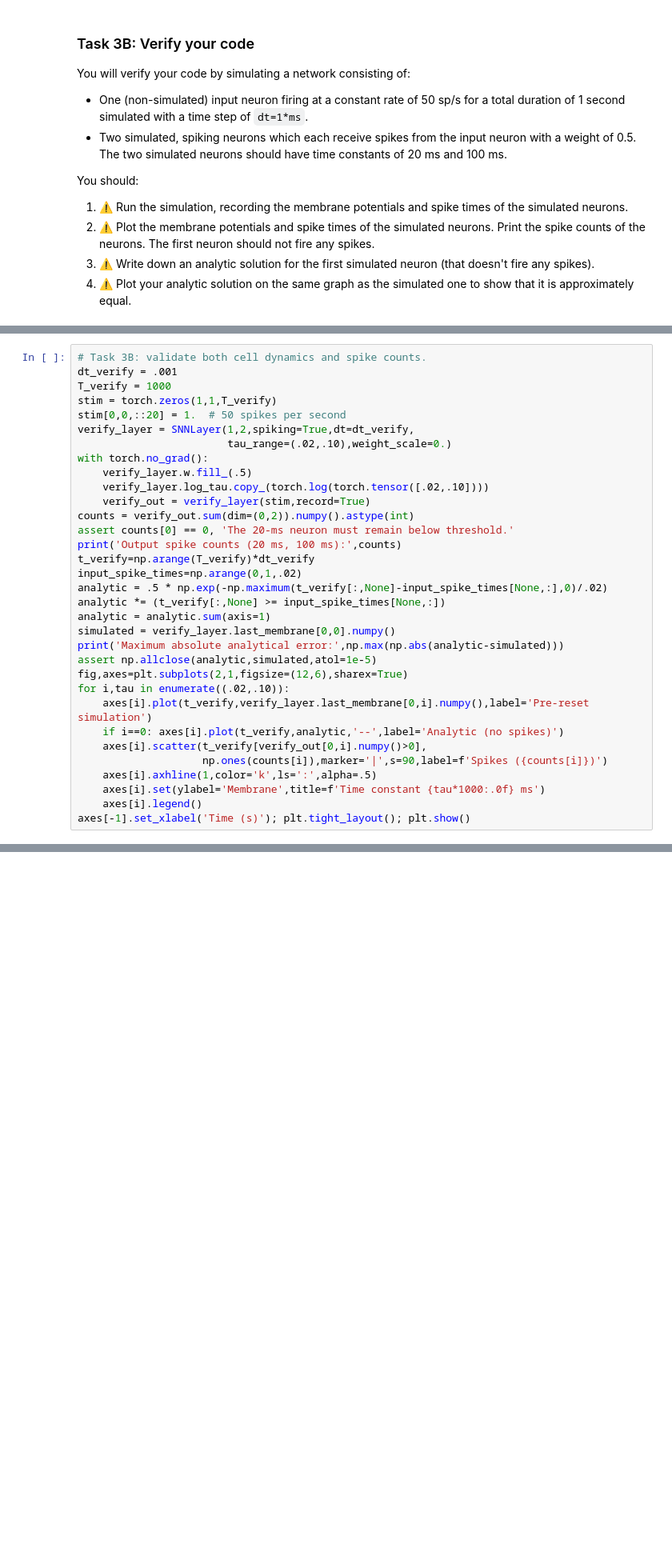
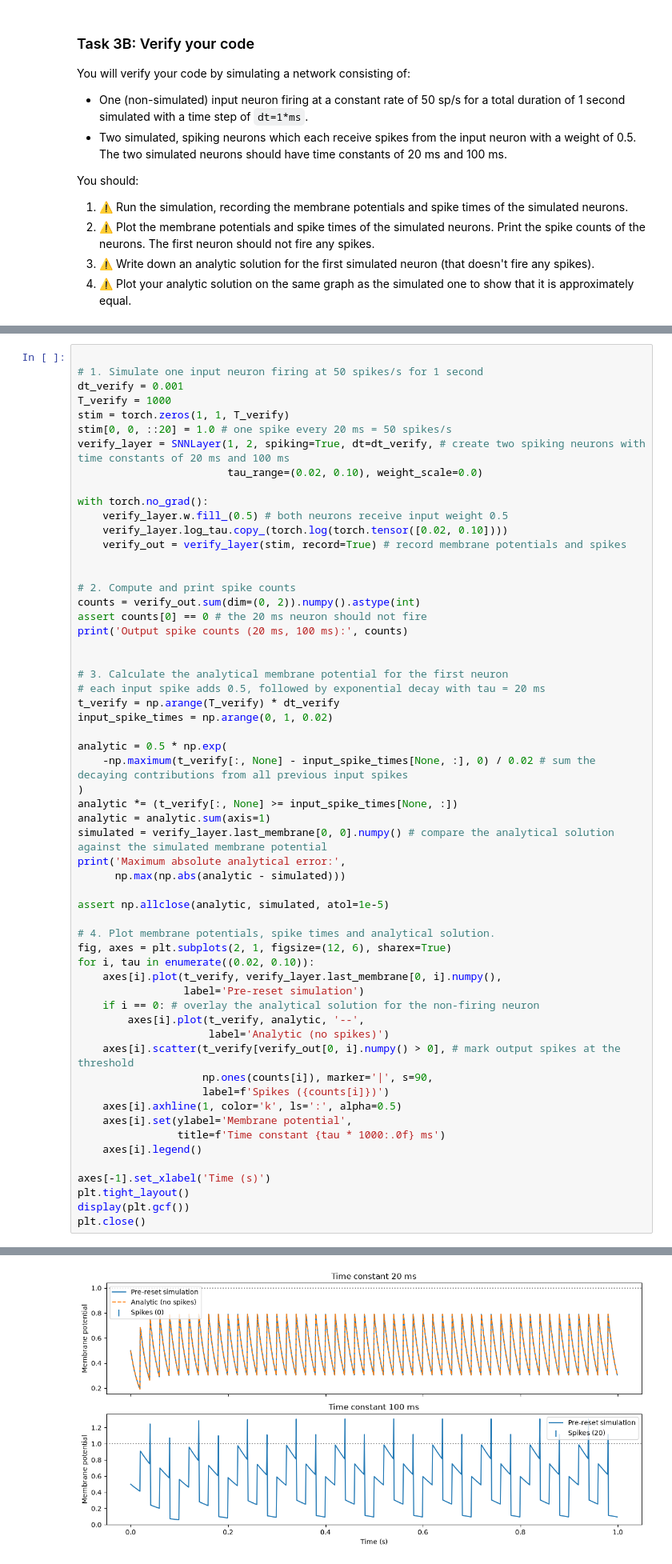
Before and after one commit to luqeei1/neuro_cw, a Jupyter notebook: neuro_coursework/cw-decoding-completed.ipynb, the cells around one changed output, grey strips where cells are left out. Shown at 80% size. Cells and saved outputs as stored; diff of their text form; blank space fills up the shorter version.

Commit message:
task 3 done

```diff
--- a/neuro_coursework/cw-decoding-completed.ipynb
+++ b/neuro_coursework/cw-decoding-completed.ipynb
@@ -502,39 +511,65 @@ The first neuron has \(\tau=20\,\mathrm{ms}\); with regularly spaced spikes ever
 # %%
-# Task 3B: validate both cell dynamics and spike counts.
-dt_verify = .001
+
+# 1. Simulate one input neuron firing at 50 spikes/s for 1 second
+dt_verify = 0.001
 T_verify = 1000
-stim = torch.zeros(1,1,T_verify)
-stim[0,0,::20] = 1.  # 50 spikes per second
-verify_layer = SNNLayer(1,2,spiking=True,dt=dt_verify,
-                        tau_range=(.02,.10),weight_scale=0.)
+stim = torch.zeros(1, 1, T_verify)
+stim[0, 0, ::20] = 1.0 # one spike every 20 ms = 50 spikes/s
+verify_layer = SNNLayer(1, 2, spiking=True, dt=dt_verify, # create two spiking neurons with time constants of 20 ms and 100 ms
+                        tau_range=(0.02, 0.10), weight_scale=0.0)
+
 with torch.no_grad():
-    verify_layer.w.fill_(.5)
-    verify_layer.log_tau.copy_(torch.log(torch.tensor([.02,.10])))
-    verify_out = verify_layer(stim,record=True)
-counts = verify_out.sum(dim=(0,2)).numpy().astype(int)
-assert counts[0] == 0, 'The 20-ms neuron must remain below threshold.'
-print('Output spike counts (20 ms, 100 ms):',counts)
-t_verify=np.arange(T_verify)*dt_verify
-input_spike_times=np.arange(0,1,.02)
-analytic = .5 * np.exp(-np.maximum(t_verify[:,None]-input_spike_times[None,:],0)/.02)
-analytic *= (t_verify[:,None] >= input_spike_times[None,:])
+    verify_layer.w.fill_(0.5) # both neurons receive input weight 0.5
+    verify_layer.log_tau.copy_(torch.log(torch.tensor([0.02, 0.10])))
+    verify_out = verify_layer(stim, record=True) # record membrane potentials and spikes
+
+
+# 2. Compute and print spike counts
+counts = verify_out.sum(dim=(0, 2)).numpy().astype(int)
+assert counts[0] == 0 # the 20 ms neuron should not fire
+print('Output spike counts (20 ms, 100 ms):', counts)
+
+
+# 3. Calculate the analytical membrane potential for the first neuron
+# each input spike adds 0.5, followed by exponential decay with tau = 20 ms
+t_verify = np.arange(T_verify) * dt_verify
+input_spike_times = np.arange(0, 1, 0.02)
+
+analytic = 0.5 * np.exp(
+    -np.maximum(t_verify[:, None] - input_spike_times[None, :], 0) / 0.02 # sum the decaying contributions from all previous input spikes
+)
+analytic *= (t_verify[:, None] >= input_spike_times[None, :])
 analytic = analytic.sum(axis=1)
-simulated = verify_layer.last_membrane[0,0].numpy()
-print('Maximum absolute analytical error:',np.max(np.abs(analytic-simulated)))
-assert np.allclose(analytic,simulated,atol=1e-5)
-fig,axes=plt.subplots(2,1,figsize=(12,6),sharex=True)
-for i,tau in enumerate((.02,.10)):
-    axes[i].plot(t_verify,verify_layer.last_membrane[0,i].numpy(),label='Pre-reset simulation')
-    if i==0: axes[i].plot(t_verify,analytic,'--',label='Analytic (no spikes)')
-    axes[i].scatter(t_verify[verify_out[0,i].numpy()>0],
-                    np.ones(counts[i]),marker='|',s=90,label=f'Spikes ({counts[i]})')
-    axes[i].axhline(1,color='k',ls=':',alpha=.5)
-    axes[i].set(ylabel='Membrane',title=f'Time constant {tau*1000:.0f} ms')
+simulated = verify_layer.last_membrane[0, 0].numpy() # compare the analytical solution against the simulated membrane potential
+print('Maximum absolute analytical error:',
+      np.max(np.abs(analytic - simulated)))
+
+assert np.allclose(analytic, simulated, atol=1e-5)
+
+# 4. Plot membrane potentials, spike times and analytical solution.
+fig, axes = plt.subplots(2, 1, figsize=(12, 6), sharex=True)
+for i, tau in enumerate((0.02, 0.10)):
+    axes[i].plot(t_verify, verify_layer.last_membrane[0, i].numpy(),
+                 label='Pre-reset simulation')
+    if i == 0: # overlay the analytical solution for the non-firing neuron
+        axes[i].plot(t_verify, analytic, '--',
+                     label='Analytic (no spikes)')
+    axes[i].scatter(t_verify[verify_out[0, i].numpy() > 0], # mark output spikes at the threshold
+                    np.ones(counts[i]), marker='|', s=90,
+                    label=f'Spikes ({counts[i]})')
+    axes[i].axhline(1, color='k', ls=':', alpha=0.5)
+    axes[i].set(ylabel='Membrane potential',
+                title=f'Time constant {tau * 1000:.0f} ms')
     axes[i].legend()
-axes[-1].set_xlabel('Time (s)'); plt.tight_layout(); plt.show()
+
+axes[-1].set_xlabel('Time (s)')
+plt.tight_layout()
+display(plt.gcf())
+plt.close()
 # %% [output]
 Output spike counts (20 ms, 100 ms): [ 0 20]
 Maximum absolute analytical error: 3.865632594024504e-07
+[figure, added]
 # %% [markdown]
 ## Task 4: Evaluating fit to data
 
```
Also changed, not shown: parts of 3 cells of this notebook, 1 other file.
